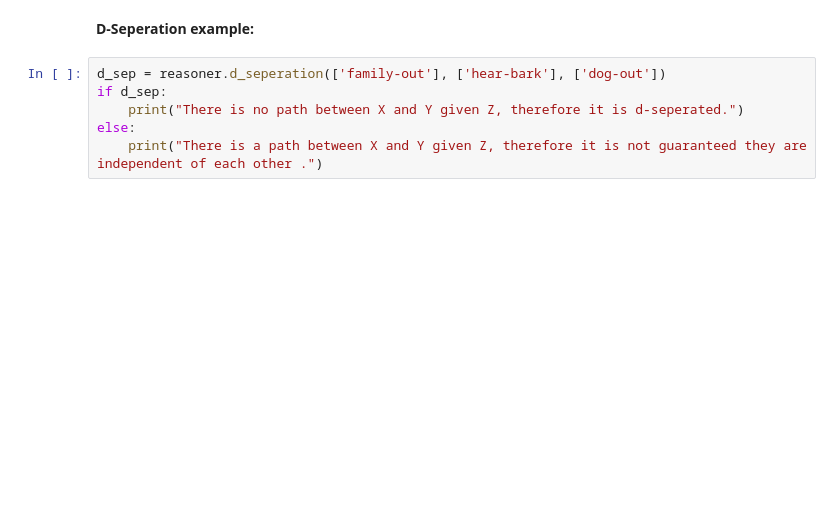
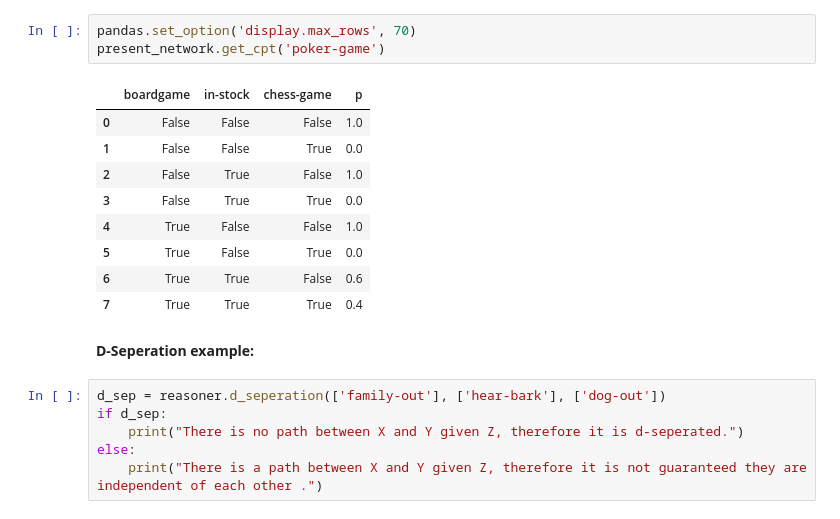
Before and after one commit to sandergs92/KR21-project-group-13, a Jupyter notebook: example.ipynb, the cells around one changed output. Cells and saved outputs as stored; diff of their text form; blank space fills up the shorter version.

```diff
--- a/example.ipynb
+++ b/example.ipynb
@@ -12,3 +16,16 @@ reasoner = BNReasoner(dog_network)
+# %%
+pandas.set_option('display.max_rows', 70)
+present_network.get_cpt('poker-game')
+# %% [output]
+|  | boardgame | in-stock | chess-game | p |
+| 0 | False | False | False | 1.0 |
+| 1 | False | False | True | 0.0 |
+| 2 | False | True | False | 1.0 |
+| 3 | False | True | True | 0.0 |
+| 4 | True | False | False | 1.0 |
+| 5 | True | False | True | 0.0 |
+| 6 | True | True | False | 0.6 |
+| 7 | True | True | True | 0.4 |
 # %% [markdown]
 **D-Seperation example:**
 # %%
```
Also changed, not shown: parts of 11 cells of this notebook, 3 other files.
